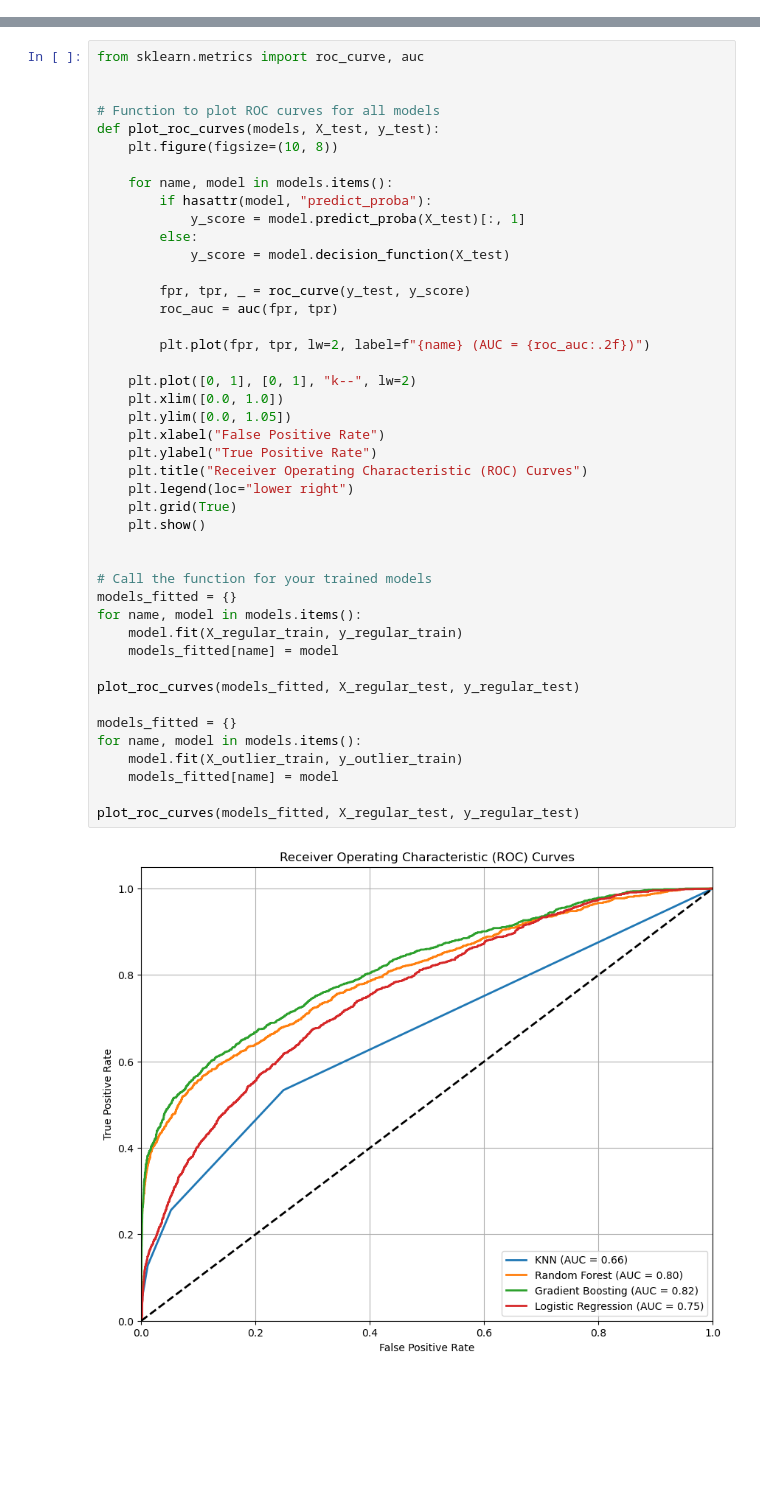
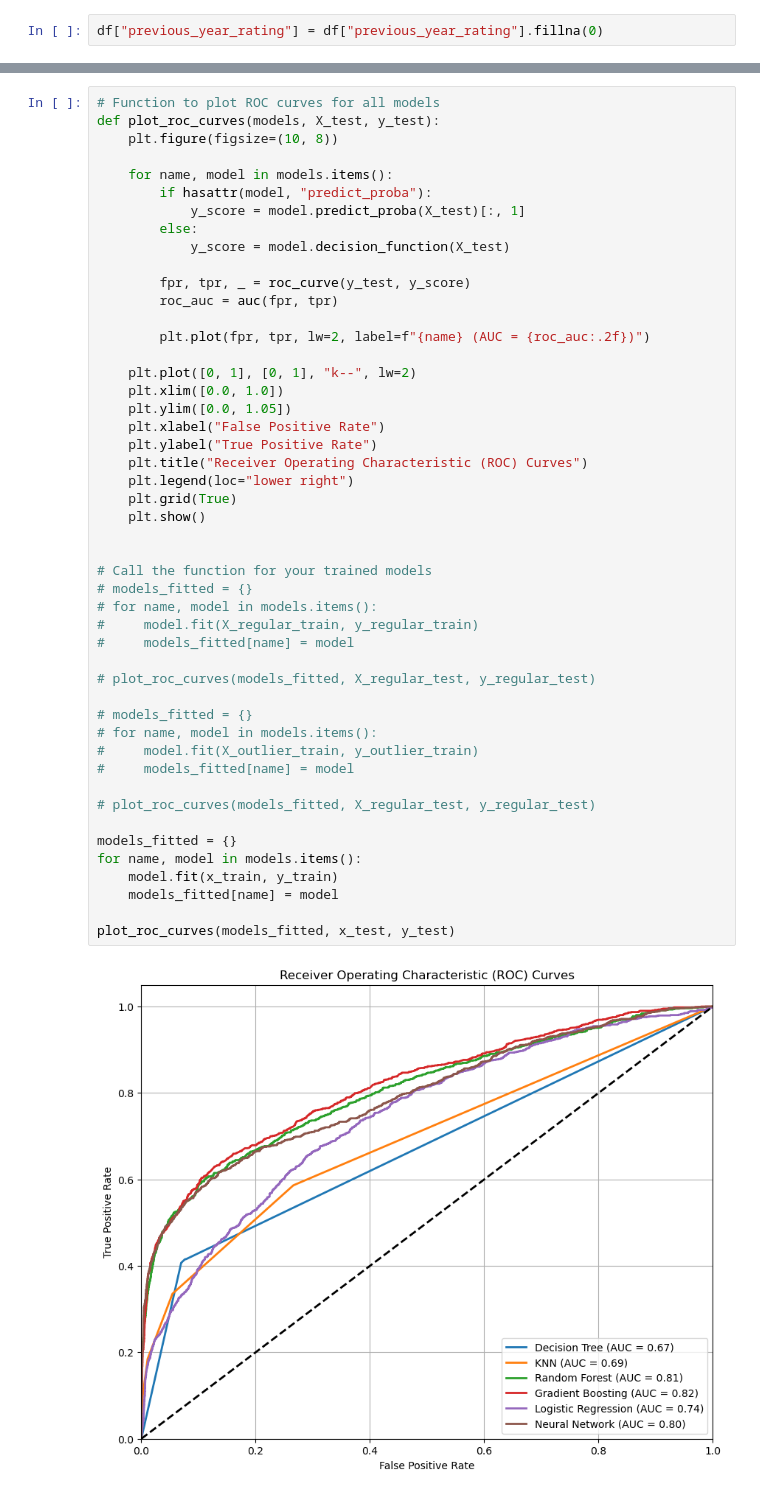
Before and after one commit to dfar1a/IA-project, a Jupyter notebook: project2/Untitled0.ipynb, the cells around one changed output, grey strips where cells are left out. Drawn from its saved outputs; the diff is of its cells as text; blank space fills up the shorter version.

```diff
--- a/project2/Untitled0.ipynb
+++ b/project2/Untitled0.ipynb
@@ -2,0 +113,2 @@
+# %%
+df["previous_year_rating"] = df["previous_year_rating"].fillna(0)
@@ -484,7 +833,4 @@ weighted avg       0.86      0.84      0.85       711
 # %%
-from sklearn.metrics import roc_curve, auc
-
-
 # Function to plot ROC curves for all models
 def plot_roc_curves(models, X_test, y_test):
     plt.figure(figsize=(10, 8))
@@ -492,38 +838,45 @@ def plot_roc_curves(models, X_test, y_test):
     for name, model in models.items():
         if hasattr(model, "predict_proba"):
             y_score = model.predict_proba(X_test)[:, 1]
         else:
             y_score = model.decision_function(X_test)
 
         fpr, tpr, _ = roc_curve(y_test, y_score)
         roc_auc = auc(fpr, tpr)
 
         plt.plot(fpr, tpr, lw=2, label=f"{name} (AUC = {roc_auc:.2f})")
 
     plt.plot([0, 1], [0, 1], "k--", lw=2)
     plt.xlim([0.0, 1.0])
     plt.ylim([0.0, 1.05])
     plt.xlabel("False Positive Rate")
     plt.ylabel("True Positive Rate")
     plt.title("Receiver Operating Characteristic (ROC) Curves")
     plt.legend(loc="lower right")
     plt.grid(True)
     plt.show()
 
 
 # Call the function for your trained models
-models_fitted = {}
-for name, model in models.items():
-    model.fit(X_regular_train, y_regular_train)
-    models_fitted[name] = model
+# models_fitted = {}
+# for name, model in models.items():
+#     model.fit(X_regular_train, y_regular_train)
+#     models_fitted[name] = model
 
-plot_roc_curves(models_fitted, X_regular_test, y_regular_test)
+# plot_roc_curves(models_fitted, X_regular_test, y_regular_test)
+
+# models_fitted = {}
+# for name, model in models.items():
+#     model.fit(X_outlier_train, y_outlier_train)
+#     models_fitted[name] = model
+
+# plot_roc_curves(models_fitted, X_regular_test, y_regular_test)
 
 models_fitted = {}
 for name, model in models.items():
-    model.fit(X_outlier_train, y_outlier_train)
+    model.fit(x_train, y_train)
     models_fitted[name] = model
 
-plot_roc_curves(models_fitted, X_regular_test, y_regular_test)
+plot_roc_curves(models_fitted, x_test, y_test)
 # %% [output]
-[figure, old version]
+[figure, new version]
```
Also changed, not shown: parts of 26 cells of this notebook, 1 other file.
